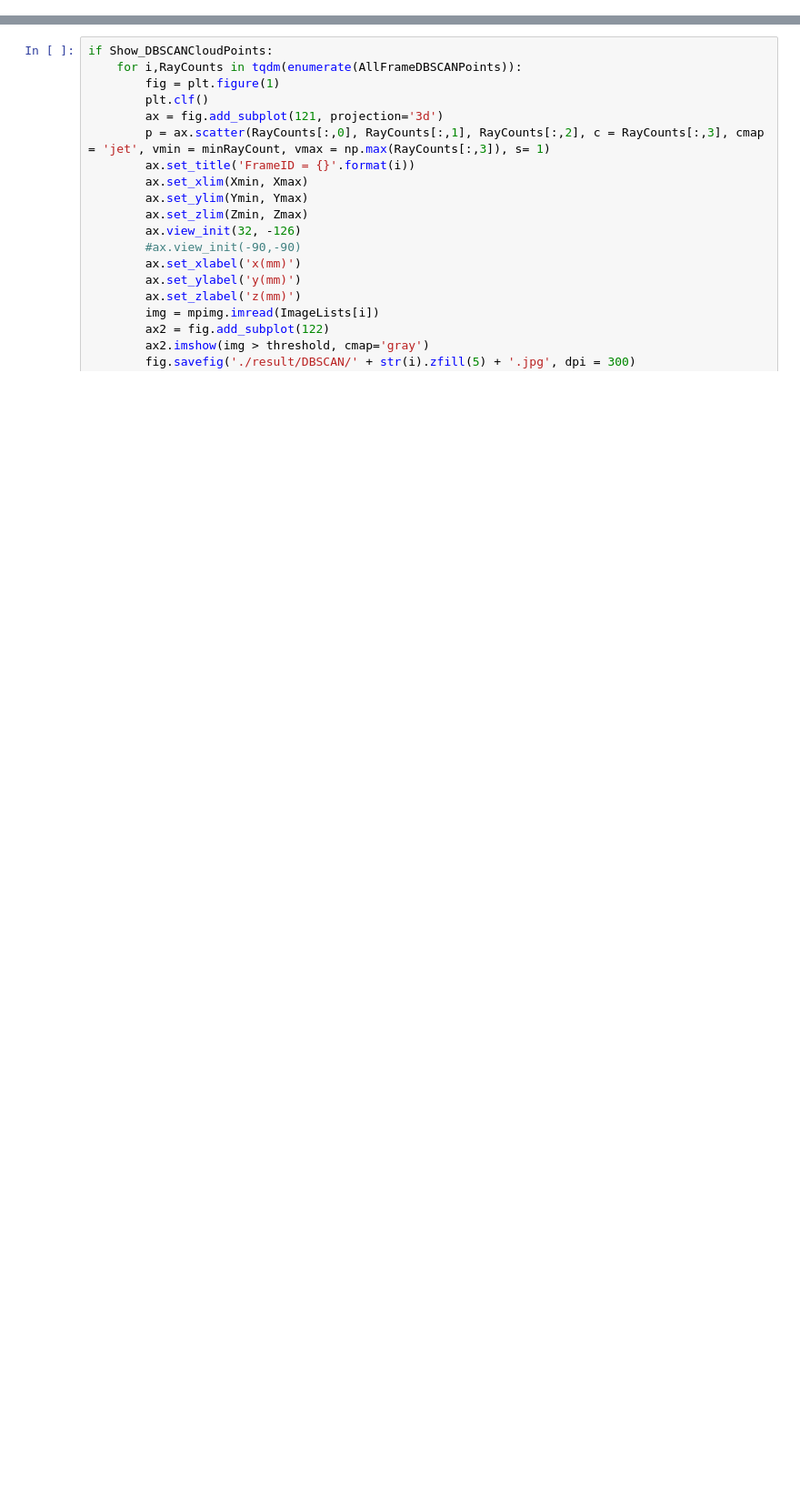
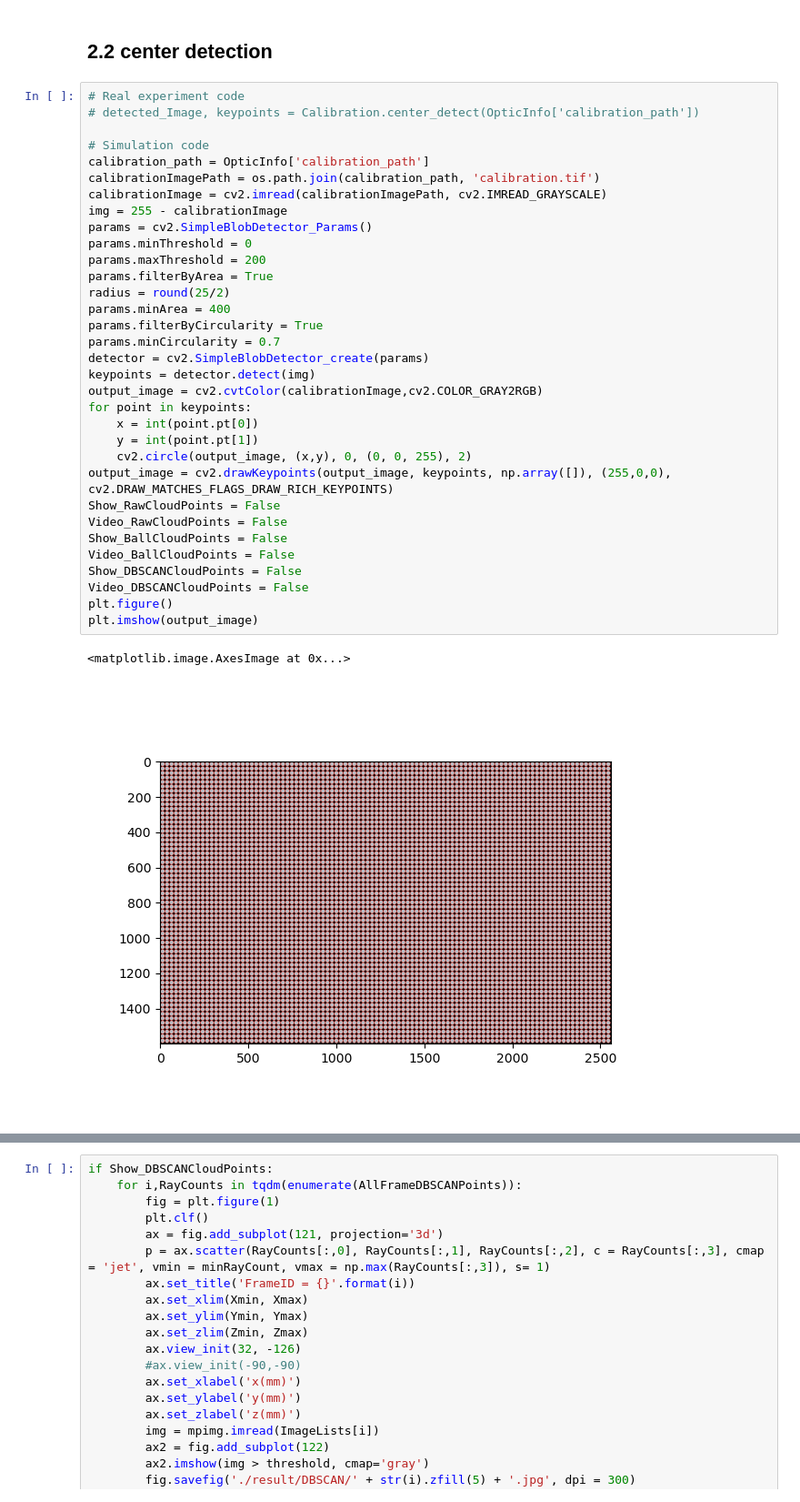
Before and after one commit to lipilian/Ray_intersection_Opitmize_Parallel, a Jupyter notebook: Processing/main.ipynb, the cells around one changed output, grey strips where cells are left out. Shown at 91% size. Cells and saved outputs as stored; diff of their text form; blank space fills up the shorter version.

Commit message:
simulation_done

```diff
--- a/Processing/main.ipynb
+++ b/Processing/main.ipynb
@@ -29,0 +28,38 @@ plt.show()
+# %% [markdown]
+## 2.2 center detection
+# %%
+# Real experiment code
+# detected_Image, keypoints = Calibration.center_detect(OpticInfo['calibration_path'])
+
+# Simulation code
+calibration_path = OpticInfo['calibration_path']
+calibrationImagePath = os.path.join(calibration_path, 'calibration.tif')
+calibrationImage = cv2.imread(calibrationImagePath, cv2.IMREAD_GRAYSCALE)
+img = 255 - calibrationImage
+params = cv2.SimpleBlobDetector_Params()
+params.minThreshold = 0
+params.maxThreshold = 200
+params.filterByArea = True
+radius = round(25/2)
+params.minArea = 400
+params.filterByCircularity = True
+params.minCircularity = 0.7
+detector = cv2.SimpleBlobDetector_create(params)
+keypoints = detector.detect(img)
+output_image = cv2.cvtColor(calibrationImage,cv2.COLOR_GRAY2RGB)
+for point in keypoints:
+    x = int(point.pt[0])
+    y = int(point.pt[1])
+    cv2.circle(output_image, (x,y), 0, (0, 0, 255), 2)
+output_image = cv2.drawKeypoints(output_image, keypoints, np.array([]), (255,0,0), cv2.DRAW_MATCHES_FLAGS_DRAW_RICH_KEYPOINTS)
+Show_RawCloudPoints = False
+Video_RawCloudPoints = False
+Show_BallCloudPoints = False
+Video_BallCloudPoints = False
+Show_DBSCANCloudPoints = False
+Video_DBSCANCloudPoints = False
+plt.figure()
+plt.imshow(output_image)
+# %% [output]
+<matplotlib.image.AxesImage at 0x...>
+[figure, added]
```
Also changed, not shown: parts of 30 cells of this notebook, 9 other files.
